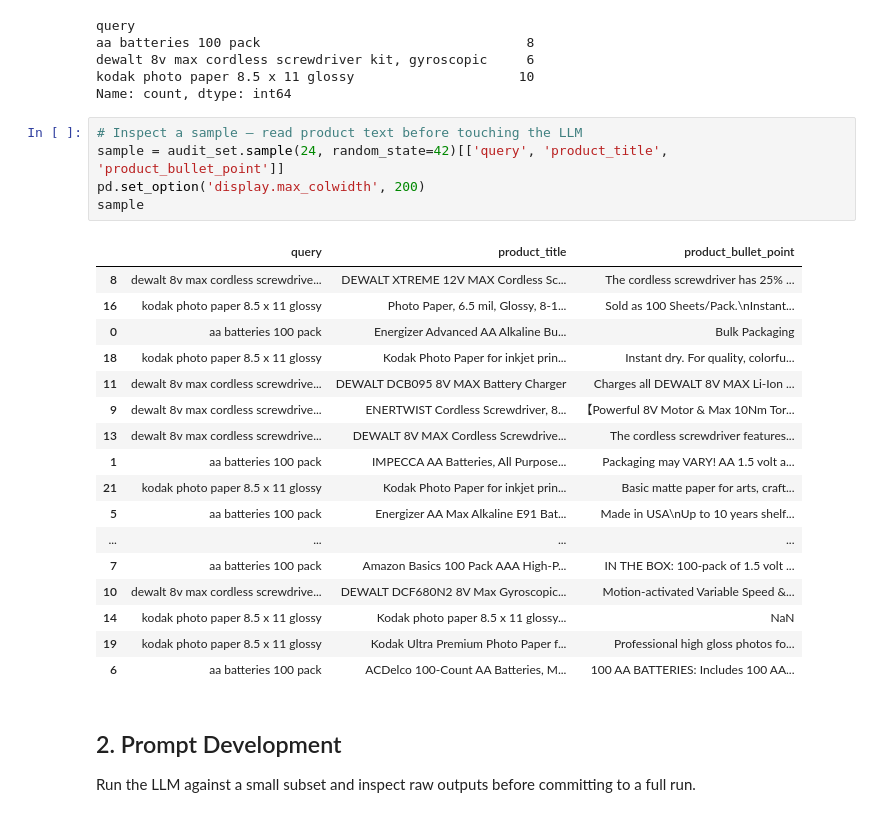
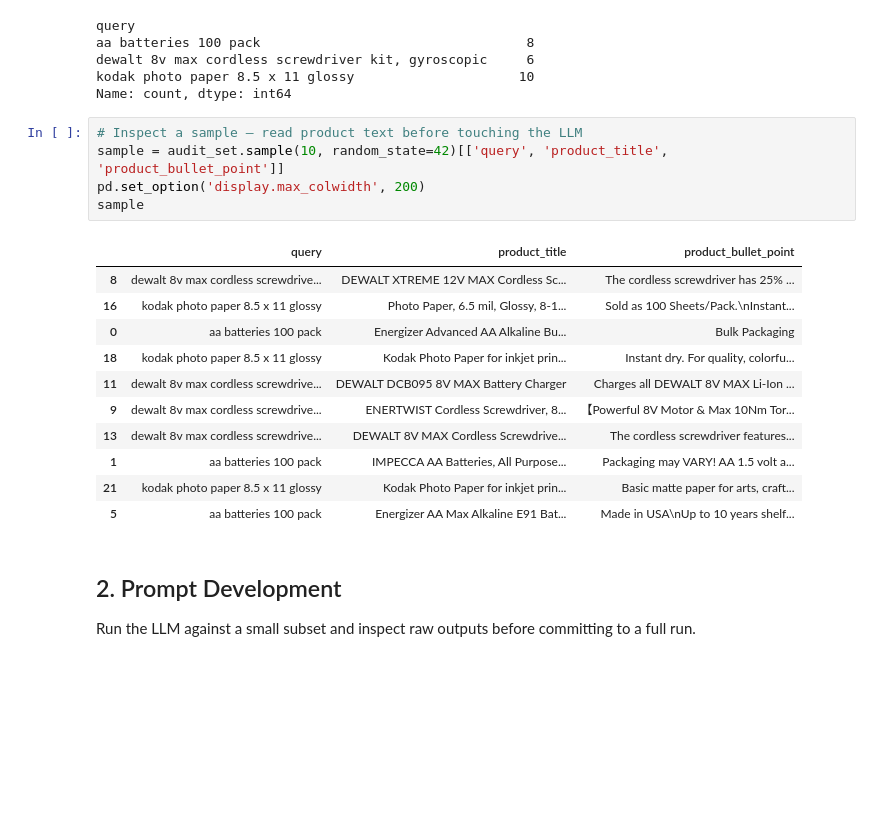
Before and after one commit to hamid58b/esci-data, a Jupyter notebook: label_audit/notebooks/audit.ipynb, the cells around one changed output. Drawn from its saved outputs; the diff is of its cells as text; blank space fills up the shorter version.

Commit message:
print sample df

```diff
--- a/label_audit/notebooks/audit.ipynb
+++ b/label_audit/notebooks/audit.ipynb
@@ -72,27 +72,21 @@ kodak photo paper 8.5 x 11 glossy                     10
 Name: count, dtype: int64
 # %%
 # Inspect a sample — read product text before touching the LLM
-sample = audit_set.sample(24, random_state=42)[['query', 'product_title', 'product_bullet_point']]
+sample = audit_set.sample(10, random_state=42)[['query', 'product_title', 'product_bullet_point']]
 pd.set_option('display.max_colwidth', 200)
 sample
 # %% [output]
 |  | query | product_title | product_bullet_point |
 | 8 | dewalt 8v max cordless screwdrive... | DEWALT XTREME 12V MAX Cordless Sc... | The cordless screwdriver has 25% ... |
 | 16 | kodak photo paper 8.5 x 11 glossy | Photo Paper, 6.5 mil, Glossy, 8-1... | Sold as 100 Sheets/Pack.\nInstant... |
 | 0 | aa batteries 100 pack | Energizer Advanced AA Alkaline Bu... | Bulk Packaging |
 | 18 | kodak photo paper 8.5 x 11 glossy | Kodak Photo Paper for inkjet prin... | Instant dry. For quality, colorfu... |
 | 11 | dewalt 8v max cordless screwdrive... | DEWALT DCB095 8V MAX Battery Charger | Charges all DEWALT 8V MAX Li-Ion ... |
 | 9 | dewalt 8v max cordless screwdrive... | ENERTWIST Cordless Screwdriver, 8... | 【Powerful 8V Motor & Max 10Nm Tor... |
 | 13 | dewalt 8v max cordless screwdrive... | DEWALT 8V MAX Cordless Screwdrive... | The cordless screwdriver features... |
 | 1 | aa batteries 100 pack | IMPECCA AA Batteries, All Purpose... | Packaging may VARY! AA 1.5 volt a... |
 | 21 | kodak photo paper 8.5 x 11 glossy | Kodak Photo Paper for inkjet prin... | Basic matte paper for arts, craft... |
 | 5 | aa batteries 100 pack | Energizer AA Max Alkaline E91 Bat... | Made in USA\nUp to 10 years shelf... |
-| ... | ... | ... | ... |
-| 7 | aa batteries 100 pack | Amazon Basics 100 Pack AAA High-P... | IN THE BOX: 100-pack of 1.5 volt ... |
-| 10 | dewalt 8v max cordless screwdrive... | DEWALT DCF680N2 8V Max Gyroscopic... | Motion-activated Variable Speed &... |
-| 14 | kodak photo paper 8.5 x 11 glossy | Kodak photo paper 8.5 x 11 glossy... | NaN |
-| 19 | kodak photo paper 8.5 x 11 glossy | Kodak Ultra Premium Photo Paper f... | Professional high gloss photos fo... |
-| 6 | aa batteries 100 pack | ACDelco 100-Count AA Batteries, M... | 100 AA BATTERIES: Includes 100 AA... |
 # %% [markdown]
 ## 2. Prompt Development
 
```
